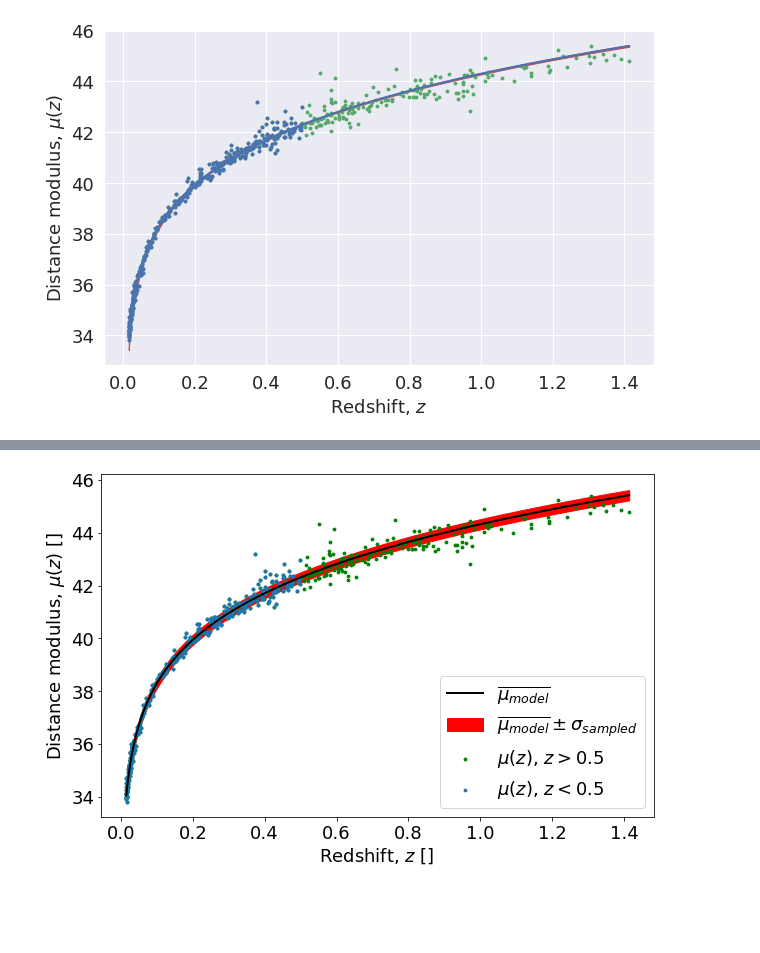
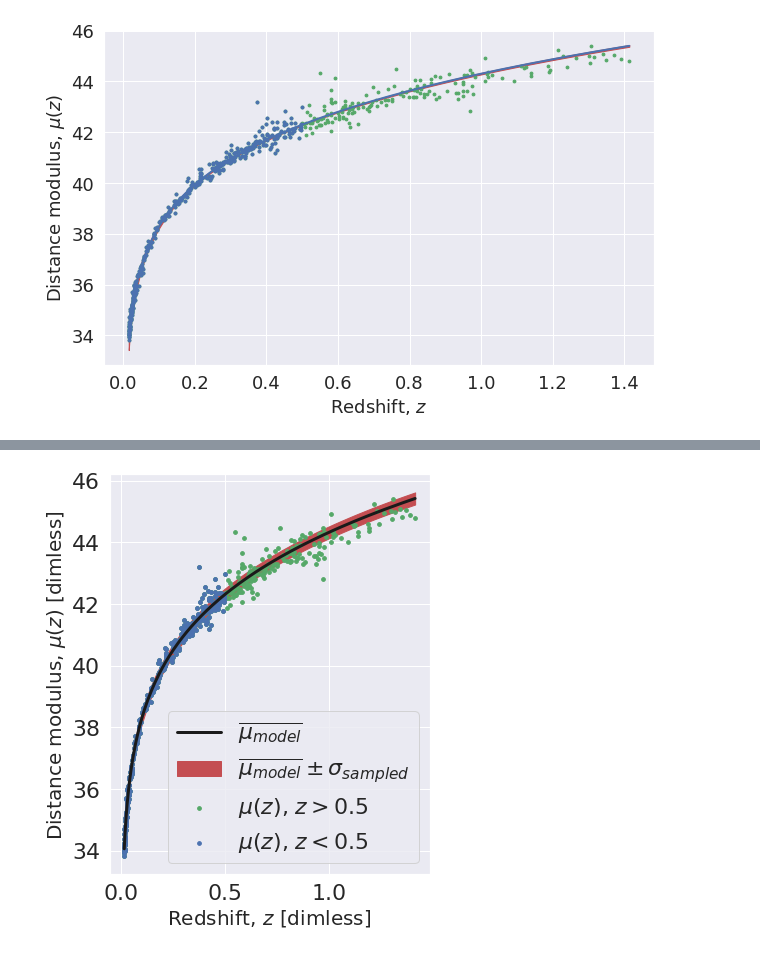
Before and after one commit to elindgren/asam_projects, a Jupyter notebook: Project1/Task1.ipynb, the cells around one changed output, grey strips where cells are left out. Saved outputs shown, nothing was run; the diff lists cells and outputs as text; code cells hidden in the pictures; blank space fills up the shorter version.

Commit message:
Generate figures for task 1

```diff
--- a/Project1/Task1.ipynb
+++ b/Project1/Task1.ipynb
@@ -10,7 +10,7 @@ import pandas as pd
 import matplotlib.pyplot as plt
 import corner
 import seaborn as sns
-#sns.set_theme()
+sns.set_theme()
 import arviz as az
 
 import pymc3 as pm
@@ -221,18 +221,18 @@ with our_dl_model:
 [figure]
 # %%
 # Set plot params
-plt.rc('font', size=18)          # controls default text sizes
-plt.rc('axes', titlesize=18)     # fontsize of the axes title
-plt.rc('axes', labelsize=18)    # fontsize of the x and y labels
-plt.rc('xtick', labelsize=13)    # fontsize of the tick labels
-plt.rc('ytick', labelsize=13)    # fontsize of the tick labels
-plt.rc('legend', fontsize=18)    # legend fontsize
+plt.rc('font', size=24)          # controls default text sizes
+plt.rc('axes', titlesize=20)     # fontsize of the axes title
+plt.rc('axes', labelsize=24)    # fontsize of the x and y labels
+plt.rc('xtick', labelsize=17)    # fontsize of the tick labels
+plt.rc('ytick', labelsize=17)    # fontsize of the tick labels
+plt.rc('legend', fontsize=22)    # legend fontsize
 
 #samples = np.vstack([trace_NUTS['theta'][:,k] for k in range(0,len(trace_NUTS['theta'][0]))])
 samples = np.vstack(trace_NUTS_mu['theta'][:]*c).T
 samples = np.vstack((samples,trace_NUTS_mu['q0'][:].T))
 samples = np.vstack((samples,(trace_NUTS_mu['sigma2'][:]).T)).T
 
-fig_corner = corner.corner(samples,labels =[r'$H_0$', '$q_0$','$\\sigma^2$'], show_titles=True, quantiles=[0.16, 0.5, 0.84]);
-plt.savefig('figures_task1/corner.png')
+fig_corner = corner.corner(samples,labels =[r'$H_0$', '$q_0$','$\\sigma^2$'], show_titles=True, quantiles=[0.16, 0.5, 0.84], labelpad=0.1);
+plt.savefig('figures_task1/corner.png', bbox_inches='tight')
 # %% [output]
@@ -298,42 +298,43 @@ plt.savefig('figures_task1/predictive_plot_mu.png')
 [figure]
 # %%
 # Set plot params
-plt.rc('font', size=18)          # controls default text sizes
-plt.rc('axes', titlesize=18)     # fontsize of the axes title
-plt.rc('axes', labelsize=18)    # fontsize of the x and y labels
-plt.rc('xtick', labelsize=18)    # fontsize of the tick labels
-plt.rc('ytick', labelsize=18)    # fontsize of the tick labels
-plt.rc('legend', fontsize=18)    # legend fontsize
+plt.rc('font', size=22)          # controls default text sizes
+plt.rc('axes', titlesize=20)     # fontsize of the axes title
+plt.rc('axes', labelsize=20)    # fontsize of the x and y labels
+plt.rc('xtick', labelsize=22)    # fontsize of the tick labels
+plt.rc('ytick', labelsize=22)    # fontsize of the tick labels
+plt.rc('legend', fontsize=22)    # legend fontsize
 
 with our_mu_model:
     posterior_draws = pm.sample_posterior_predictive(trace_NUTS_mu, var_names=["theta", "q0", "sigma2"],
                                                      samples=1000, random_seed=123);
-fig, ax = plt.subplots(figsize=(9,6))
+fig, ax = plt.subplots(figsize=(6,7))
 sample_trajectories = np.zeros((posterior_draws['theta'].shape[0], len(z)))
 for idx, theta_sample in enumerate(posterior_draws['theta']):
     epsilon = np.random.normal(scale=np.sqrt(posterior_draws['sigma2'][idx]))
     # Add noise and calculate one sample of dl(z)
     mu_sample = mu_model(z, theta_sample,posterior_draws['q0'][idx]) + epsilon
     # Save and plot the mu sample
     sample_trajectories[idx, :] = mu_sample
 #     if(idx == 0):
 #         ax.plot(z, mu_sample, color='black',alpha=1, label='Posterior sample of $\mu_{model}(z, \\theta, q_0,\sigma)$')
 #     else:
 #         ax.plot(z, mu_sample, color='black',alpha=0.05)
 
 # Plot mean posterior predictive and +-1 sigma band
 mu_mean = np.mean(sample_trajectories, axis=0)
 mu_std = np.std(sample_trajectories, axis=0)
 ax.fill_between(x=z, y1=mu_mean+mu_std, y2=mu_mean-mu_std, color='r', label='$\overline{\mu_{model}} \pm \sigma_{sampled} $')
-ax.plot(z, mu_mean, c='k', linewidth=2, label='$\overline{\mu_{model}}$')
+ax.plot(z, mu_mean, c='k', linewidth=3, label='$\overline{\mu_{model}}$')
 
-ax.scatter(z, mu, s = 8, c='g', label=r'$\mu(z)$, $z>0.5$')
-ax.scatter(low_z,low_mu, s = 8, label=r'$\mu(z)$, $z<0.5}$')
+ax.scatter(z, mu, s = 14, c='g', label=r'$\mu(z)$, $z>0.5$')
+ax.scatter(low_z,low_mu, s = 14, label=r'$\mu(z)$, $z<0.5}$')
 ax.legend(loc='best')
-ax.set_xlabel(r'Redshift, $z$ [] ')
-ax.set_ylabel(r'Distance modulus, $\mu(z)$ []')
+# ax.grid()
+ax.set_xlabel(r'Redshift, $z$ [dimless] ')
+ax.set_ylabel(r'Distance modulus, $\mu(z)$ [dimless]')
 plt.tight_layout()
 plt.savefig('figures_task1/predictive_plot_mu.png')
 # %% [output]
 [interactive output not drawn]
-[figure, old version]
+[figure, new version]
```
Also changed, not shown: parts of 5 cells of this notebook, 7 other files.
